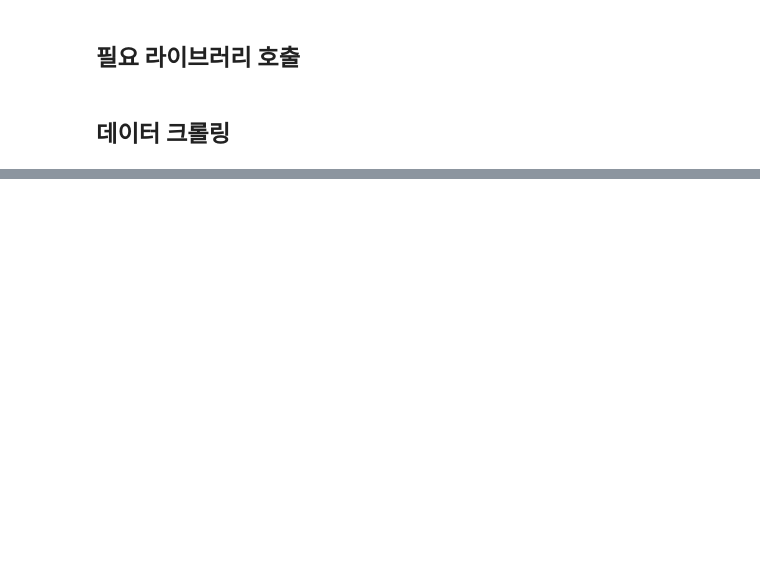
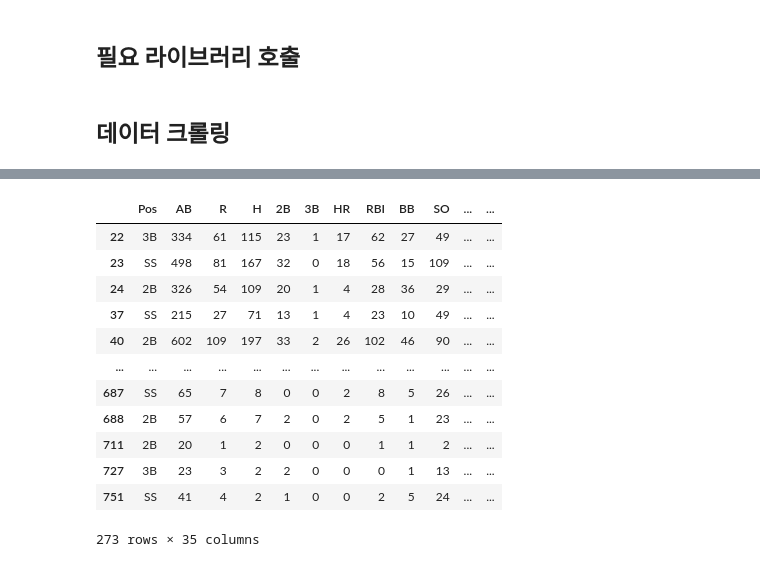
Before and after one commit to tenjumh/Practice, a Jupyter notebook: Predict_MLB_player_position/Practice_MLB_player_position_predict_with_machine_learning.ipynb, the cells around one changed output, grey strips where cells are left out. Drawn from its saved outputs; the diff is of its cells as text; code cells hidden in the pictures; blank space fills up the shorter version.

```diff
--- a/Predict_MLB_player_position/Practice_MLB_player_position_predict_with_machine_learning.ipynb
+++ b/Predict_MLB_player_position/Practice_MLB_player_position_predict_with_machine_learning.ipynb
@@ -151,0 +268,4 @@ AttributeError: 'function' object has no attribute 'count'
+# %%
+# Playe와 Team 컬럼 삭제
+
+df_total_infld.drop(['Player', 'Team'], axis=1, inplace=True)
@@ -151,0 +285,16 @@ AttributeError: 'function' object has no attribute 'count'
+# %%
+df_total_infld
+# %% [output]
+|  | Pos | AB | R | H | 2B | 3B | HR | RBI | BB | SO | ... | ... |
+| 22 | 3B | 334 | 61 | 115 | 23 | 1 | 17 | 62 | 27 | 49 | ... | ... |
+| 23 | SS | 498 | 81 | 167 | 32 | 0 | 18 | 56 | 15 | 109 | ... | ... |
+| 24 | 2B | 326 | 54 | 109 | 20 | 1 | 4 | 28 | 36 | 29 | ... | ... |
+| 37 | SS | 215 | 27 | 71 | 13 | 1 | 4 | 23 | 10 | 49 | ... | ... |
+| 40 | 2B | 602 | 109 | 197 | 33 | 2 | 26 | 102 | 46 | 90 | ... | ... |
+| ... | ... | ... | ... | ... | ... | ... | ... | ... | ... | ... | ... | ... |
+| 687 | SS | 65 | 7 | 8 | 0 | 0 | 2 | 8 | 5 | 26 | ... | ... |
+| 688 | 2B | 57 | 6 | 7 | 2 | 0 | 2 | 5 | 1 | 23 | ... | ... |
+| 711 | 2B | 20 | 1 | 2 | 0 | 0 | 0 | 1 | 1 | 2 | ... | ... |
+| 727 | 3B | 23 | 3 | 2 | 2 | 0 | 0 | 0 | 1 | 13 | ... | ... |
+| 751 | SS | 41 | 4 | 2 | 1 | 0 | 0 | 2 | 5 | 24 | ... | ... |
+273 rows × 35 columns
```
Also changed, not shown: parts of 31 cells of this notebook.
